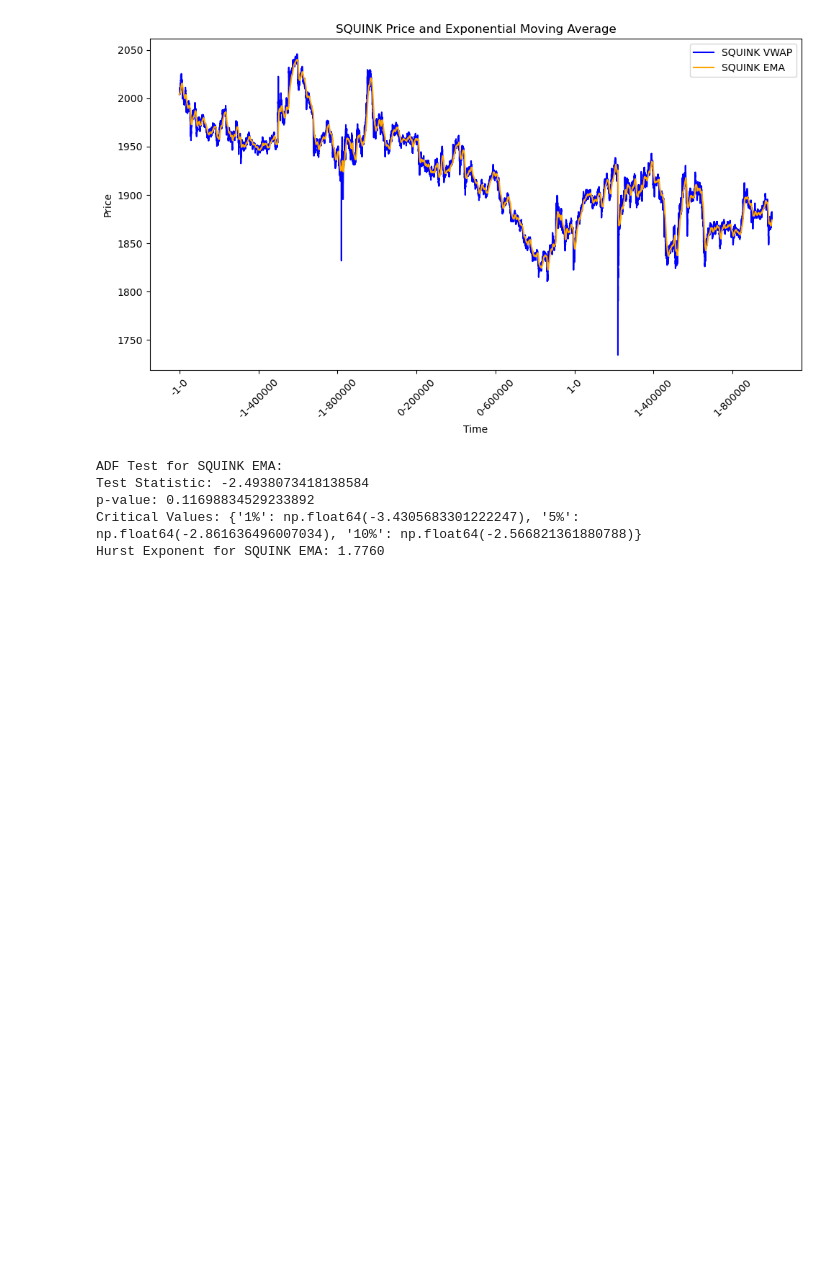
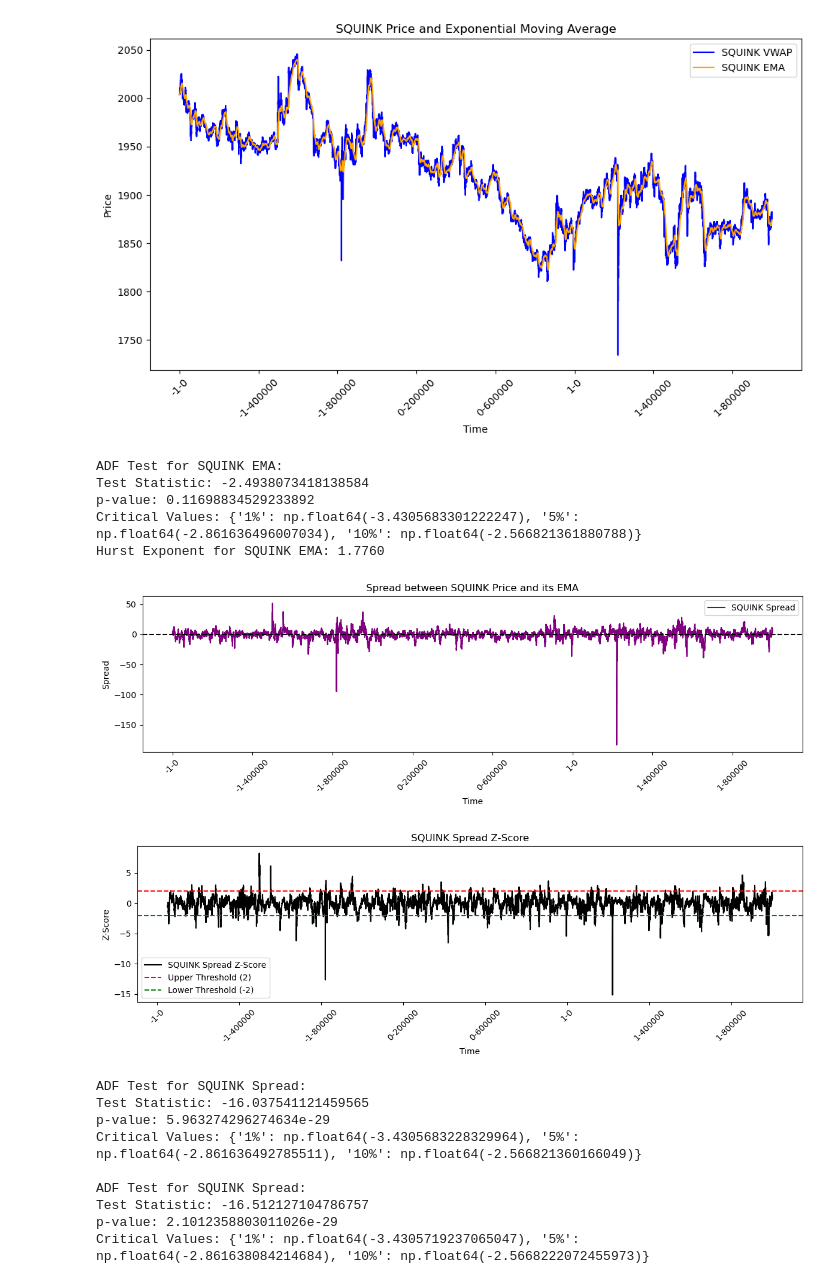
Before and after one commit to TheNoZER0/imc-prosperity3, a Jupyter notebook: analysis/round2anal.ipynb, the cells around one changed output. Drawn from its saved outputs; the diff is of its cells as text; code cells hidden in the pictures; blank space fills up the shorter version.

```diff
--- a/analysis/round2anal.ipynb
+++ b/analysis/round2anal.ipynb
@@ -1488,3 +1488,57 @@ Test Statistic: -2.4938073418138584
 p-value: 0.11698834529233892
 Critical Values: {'1%': np.float64(-3.4305683301222247), '5%': np.float64(-2.861636496007034), '10%': np.float64(-2.566821361880788)}
 Hurst Exponent for SQUINK EMA: 1.7760
+# %%
+df_prices['SQUINK_SPREAD'] = df_prices['SQUINK'] - df_prices['SQUINK EMA']
+plt.figure(figsize=(12,4))
+plt.plot(df_prices.index, df_prices['SQUINK_SPREAD'], label='SQUINK Spread', color='purple')
+plt.axhline(0, color='black', linestyle='--')
+plt.title('Spread between SQUINK Price and its EMA')
+plt.xlabel('Time')
+plt.ylabel('Spread')
+plt.legend()
+ax = plt.gca()
+ax.xaxis.set_major_locator(ticker.MaxNLocator(nbins=10))
+plt.xticks(rotation=45)
+plt.tight_layout()
+plt.show()
+
+# Calculate the rolling z-score of the spread
+df_prices['SQUINK_SPREAD_Z'] = rolling_zscore(df_prices['SQUINK_SPREAD'], window)
+plt.figure(figsize=(12,4))
+plt.plot(df_prices.index, df_prices['SQUINK_SPREAD_Z'], label='SQUINK Spread Z-Score', color='black')
+plt.axhline(2, color='red', linestyle='--', label='Upper Threshold (2)')
+plt.axhline(-2, color='green', linestyle='--', label='Lower Threshold (-2)')
+plt.title('SQUINK Spread Z-Score')
+plt.xlabel('Time')
+plt.ylabel('Z-Score')
+plt.legend()
+ax = plt.gca()
+ax.xaxis.set_major_locator(ticker.MaxNLocator(nbins=10))
+plt.xticks(rotation=45)
+plt.tight_layout()
+plt.show()
+# Run ADF test on the spread
+adf_result_squink = adfuller(df_prices['SQUINK_SPREAD'].dropna())
+print("\nADF Test for SQUINK Spread:")
+print(f"Test Statistic: {adf_result_squink[0]}")
+print(f"p-value: {adf_result_squink[1]}")
+print(f"Critical Values: {adf_result_squink[4]}")
+# Hurst exponent for the spread
+adf_result_squink = adfuller(df_prices['SQUINK_SPREAD_Z'].dropna())
+print("\nADF Test for SQUINK Spread:")
+print(f"Test Statistic: {adf_result_squink[0]}")
+print(f"p-value: {adf_result_squink[1]}")
+print(f"Critical Values: {adf_result_squink[4]}")
+# %% [output]
+[figure, added]
+[figure, added]
+ADF Test for SQUINK Spread:
+Test Statistic: -16.037541121459565
+p-value: 5.963274296274634e-29
+Critical Values: {'1%': np.float64(-3.4305683228329964), '5%': np.float64(-2.861636492785511), '10%': np.float64(-2.566821360166049)}
+
+ADF Test for SQUINK Spread:
+Test Statistic: -16.512127104786757
+p-value: 2.1012358803011026e-29
+Critical Values: {'1%': np.float64(-3.4305719237065047), '5%': np.float64(-2.861638084214684), '10%': np.float64(-2.5668222072455973)}
```
Also changed, not shown: 2 other files.
